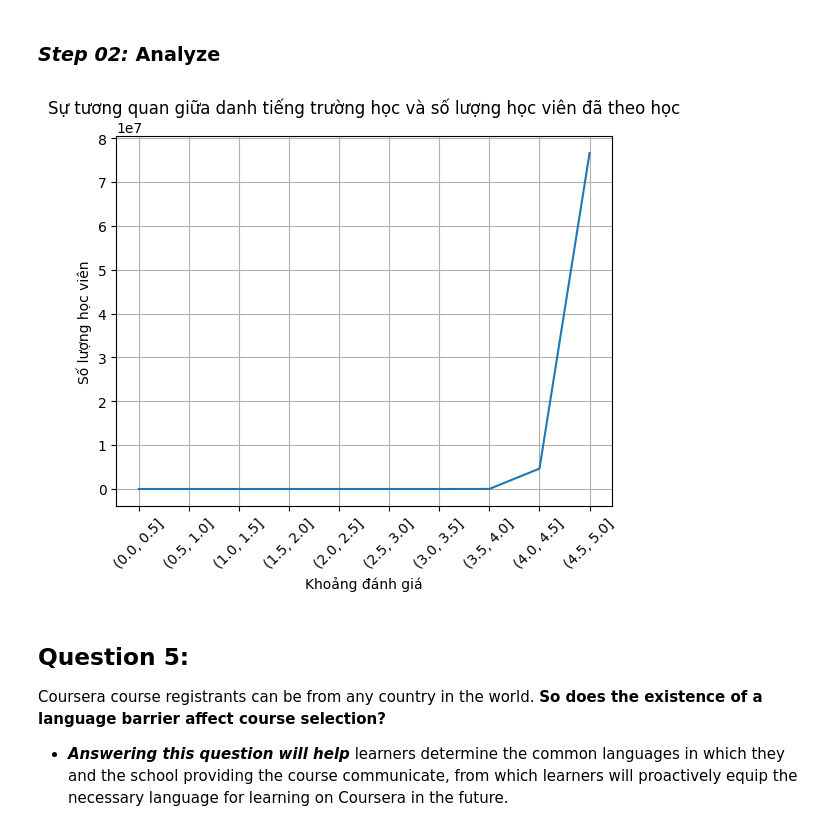
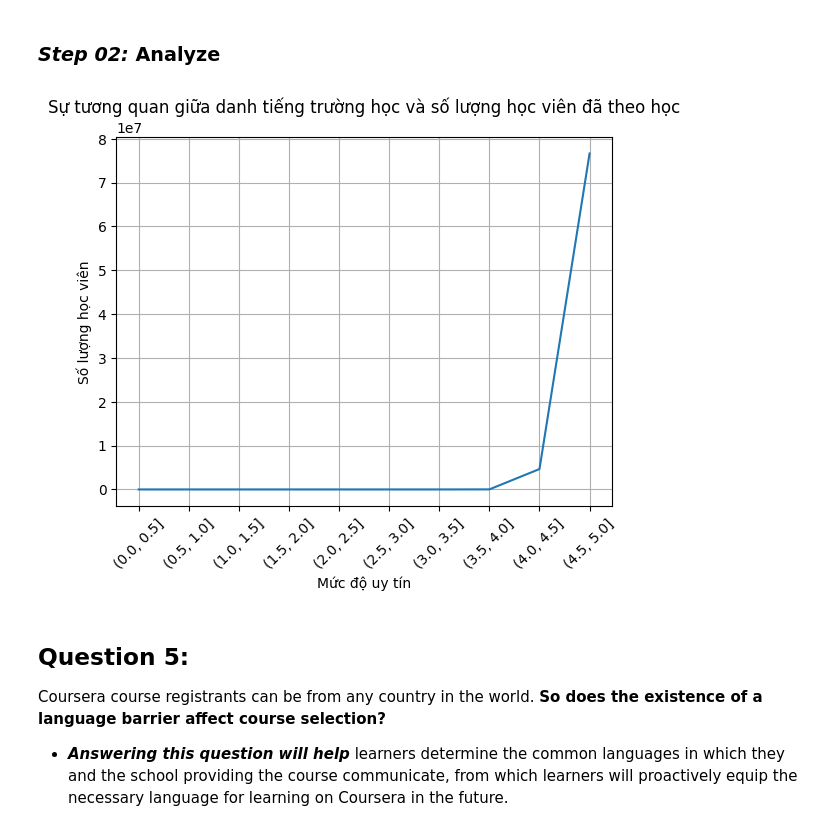
Before and after one commit to dagngyen/hcmus_23-24_coursesra-courses-analysis, a Jupyter notebook: Phase 1: Collecting, exploring and analyzing/1.3-Making-questions-4-6.ipynb, the cells around one changed output. Cells and saved outputs as stored; diff of their text form; code cells hidden in the pictures.

```diff
--- a/Phase 1: Collecting, exploring and analyzing/1.3-Making-questions-4-6.ipynb
+++ b/Phase 1: Collecting, exploring and analyzing/1.3-Making-questions-4-6.ipynb
@@ -60,24 +71,17 @@ uni_plot = uni_df.reset_index().drop(columns=['rating', 'offered by']).groupby(b
 uni_plot.index = uni_plot.index.astype(str)
 # %%
 # Plot line chart
-# Tạo biểu đồ
 plt.plot(uni_plot.index.values, uni_plot['enrollment'])
-
-# Thêm tên biểu đồ
 plt.title("Sự tương quan giữa danh tiếng trường học và số lượng học viên đã theo học")
 
-# Thêm tên và giá trị trục Ox
-plt.xlabel("Khoảng đánh giá")
+plt.xlabel("Mức độ uy tín")
 plt.xticks(uni_plot.index.values, rotation=45)
-
-# Thêm tên và giá trị trục Oy
 plt.ylabel("Số lượng học viên")
 
-# Hiển thị biểu đồ
 plt.grid()
 plt.show()
 # %% [output]
-[figure, old version]
+[figure, new version]
 # %% [markdown]
 ## **Question 5:**
 Coursera course registrants can be from any country in the world. **So does the existence of a language barrier affect course selection?**
```
Also changed, not shown: parts of 4 cells of this notebook.
